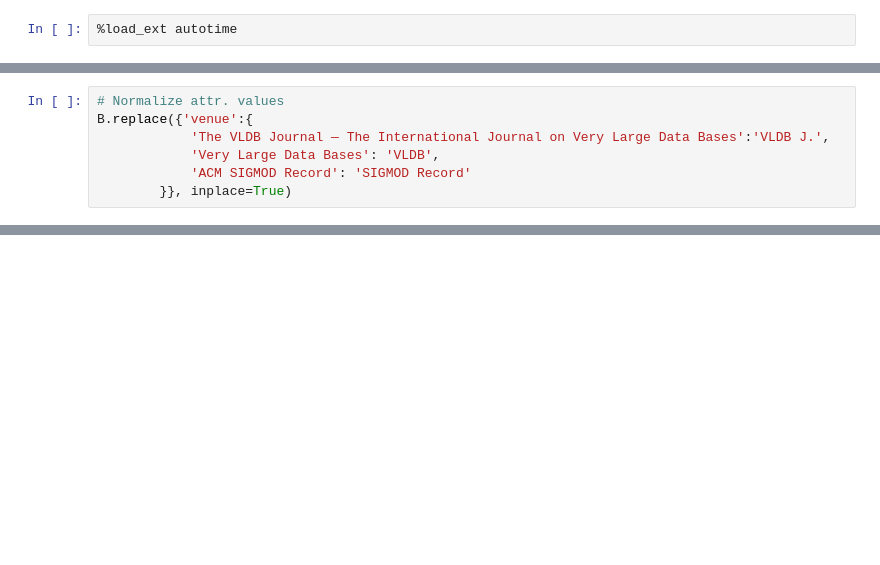
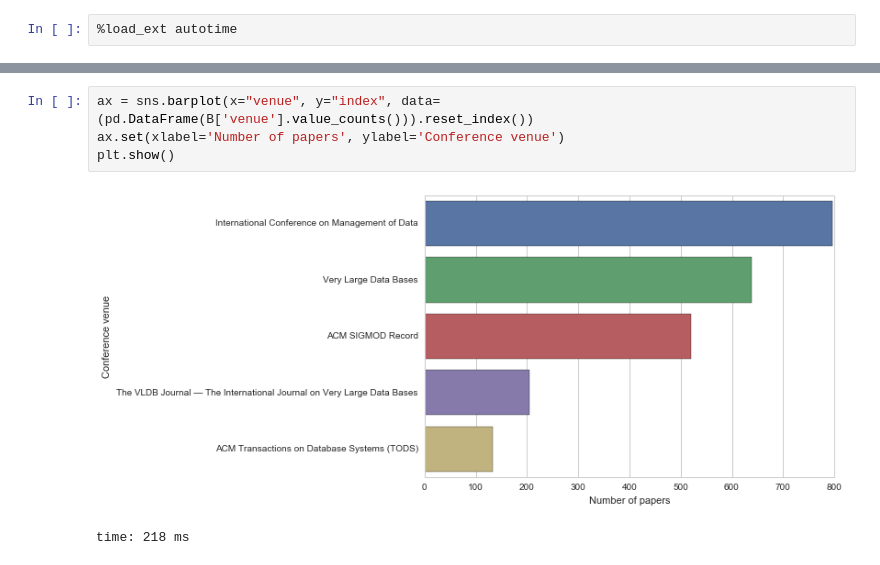
Before and after one commit to anhaidgroup/py_entitymatching, a Jupyter notebook: notebooks/how-to-guides/Demo/explore_tables.ipynb, the cells around one changed output, grey strips where cells are left out. Saved outputs shown, nothing was run; the diff lists cells and outputs as text; blank space fills up the shorter version.

```diff
--- a/notebooks/how-to-guides/Demo/explore_tables.ipynb
+++ b/notebooks/how-to-guides/Demo/explore_tables.ipynb
@@ -80,7 +29,0 @@ time: 2.59 ms
-# %%
-# Normalize attr. values
-B.replace({'venue':{
-            'The VLDB Journal — The International Journal on Very Large Data Bases':'VLDB J.',
-            'Very Large Data Bases': 'VLDB',
-            'ACM SIGMOD Record': 'SIGMOD Record'
-        }}, inplace=True)
@@ -96,0 +77,7 @@ time: 3.41 ms
+# %%
+ax = sns.barplot(x="venue", y="index", data=(pd.DataFrame(B['venue'].value_counts())).reset_index())
+ax.set(xlabel='Number of papers', ylabel='Conference venue')
+plt.show()
+# %% [output]
+[figure, added]
+time: 218 ms
```
Also changed, not shown: parts of 27 cells of this notebook, 1 other file.
